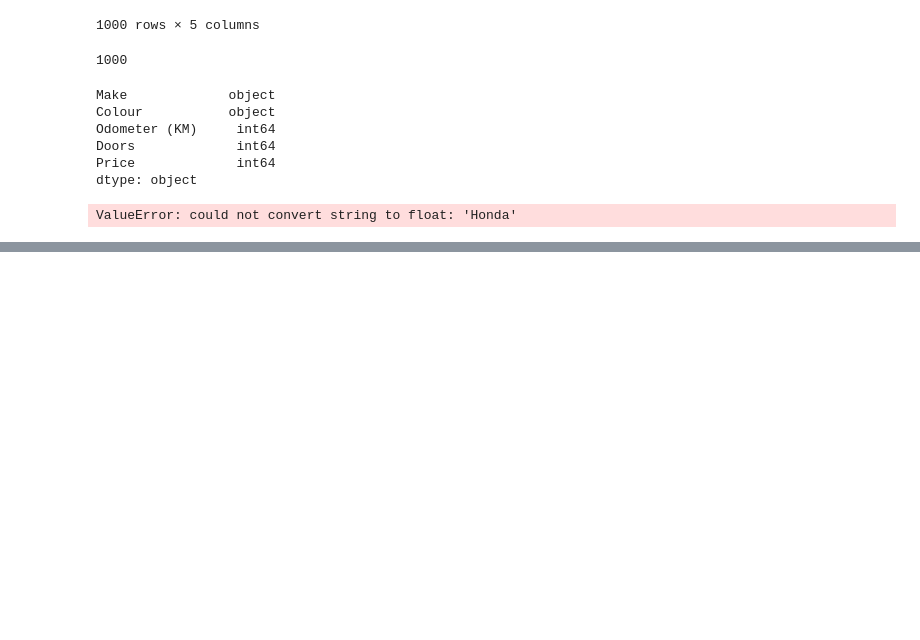
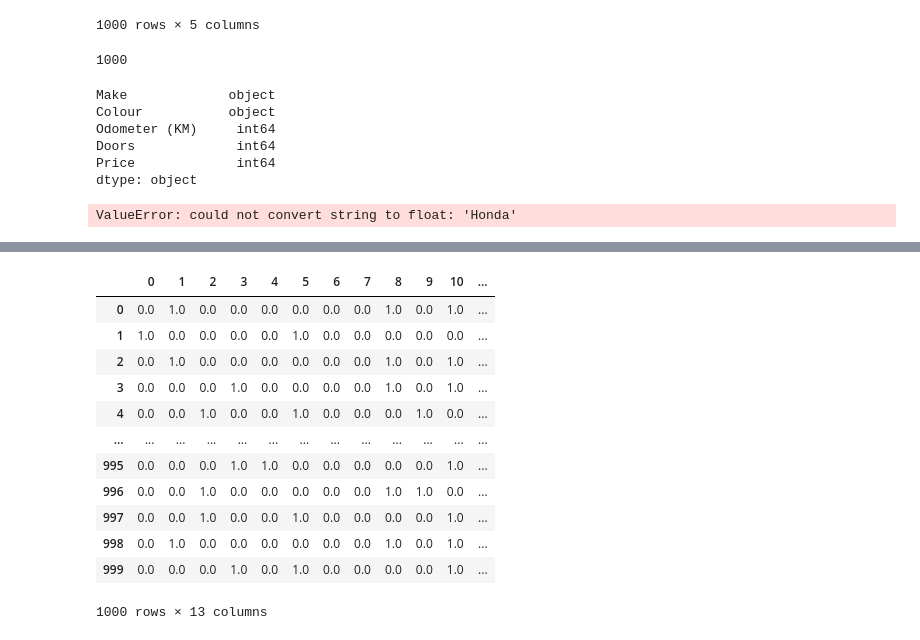
Before and after one commit to pnowak2/learnjs, a Jupyter notebook: libraries/machine learning/complete-machine-learning-bootcamp-udemy/9-scikit-learn/introduction-to-scikit-learn.ipynb, the cells around one changed output, grey strips where cells are left out. Saved outputs shown, nothing was run; the diff lists cells and outputs as text; code cells hidden in the pictures; blank space fills up the shorter version.

```diff
--- a/libraries/machine learning/complete-machine-learning-bootcamp-udemy/9-scikit-learn/introduction-to-scikit-learn.ipynb
+++ b/libraries/machine learning/complete-machine-learning-bootcamp-udemy/9-scikit-learn/introduction-to-scikit-learn.ipynb
@@ -311,7 +311,18 @@ model.score(X_test, y_test)
 ValueError: could not convert string to float: 'Honda'
 # %%
 # Turn the categories into numbers
+# Each category value now becomes a column with 0 or 1 saying this value is set or not
+
+# Now all data is only numerical, no strings anymore
 from sklearn.preprocessing import OneHotEncoder
 from sklearn.compose import ColumnTransformer
 
 categorical_features = ["Make", "Colour", "Doors"]
+one_hot = OneHotEncoder()
+transformer = ColumnTransformer([("one hot",
+                                  one_hot,
+                                  categorical_features)],
+                                  remainder="passthrough")
+
+transformed_X = transformer.fit_transform(X)
+transformed_X
@@ -317,0 +352,16 @@ categorical_features = ["Make", "Colour", "Doors"]
+# %%
+pd.DataFrame(transformed_X)
+# %% [output]
+|  | 0 | 1 | 2 | 3 | 4 | 5 | 6 | 7 | 8 | 9 | 10 | ... |
+| 0 | 0.0 | 1.0 | 0.0 | 0.0 | 0.0 | 0.0 | 0.0 | 0.0 | 1.0 | 0.0 | 1.0 | ... |
+| 1 | 1.0 | 0.0 | 0.0 | 0.0 | 0.0 | 1.0 | 0.0 | 0.0 | 0.0 | 0.0 | 0.0 | ... |
+| 2 | 0.0 | 1.0 | 0.0 | 0.0 | 0.0 | 0.0 | 0.0 | 0.0 | 1.0 | 0.0 | 1.0 | ... |
+| 3 | 0.0 | 0.0 | 0.0 | 1.0 | 0.0 | 0.0 | 0.0 | 0.0 | 1.0 | 0.0 | 1.0 | ... |
+| 4 | 0.0 | 0.0 | 1.0 | 0.0 | 0.0 | 1.0 | 0.0 | 0.0 | 0.0 | 1.0 | 0.0 | ... |
+| ... | ... | ... | ... | ... | ... | ... | ... | ... | ... | ... | ... | ... |
+| 995 | 0.0 | 0.0 | 0.0 | 1.0 | 1.0 | 0.0 | 0.0 | 0.0 | 0.0 | 0.0 | 1.0 | ... |
+| 996 | 0.0 | 0.0 | 1.0 | 0.0 | 0.0 | 0.0 | 0.0 | 0.0 | 1.0 | 1.0 | 0.0 | ... |
+| 997 | 0.0 | 0.0 | 1.0 | 0.0 | 0.0 | 1.0 | 0.0 | 0.0 | 0.0 | 0.0 | 1.0 | ... |
+| 998 | 0.0 | 1.0 | 0.0 | 0.0 | 0.0 | 0.0 | 0.0 | 0.0 | 1.0 | 0.0 | 1.0 | ... |
+| 999 | 0.0 | 0.0 | 0.0 | 1.0 | 0.0 | 1.0 | 0.0 | 0.0 | 0.0 | 0.0 | 1.0 | ... |
+1000 rows × 13 columns
```
Also changed, not shown: parts of 5 cells of this notebook, 1 other file.
